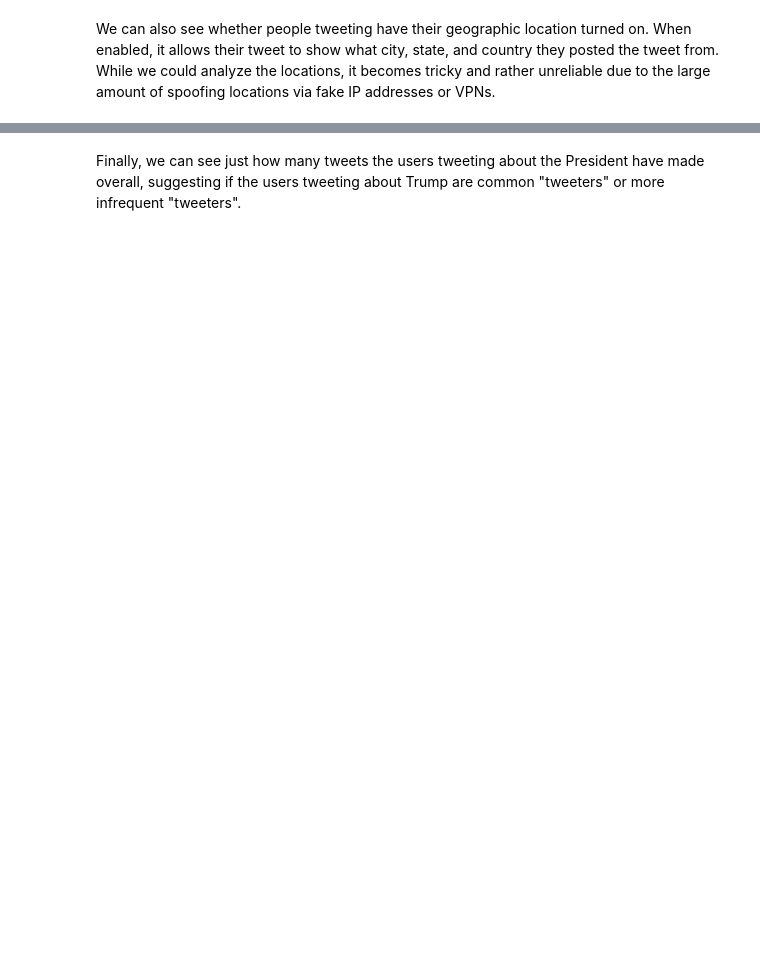
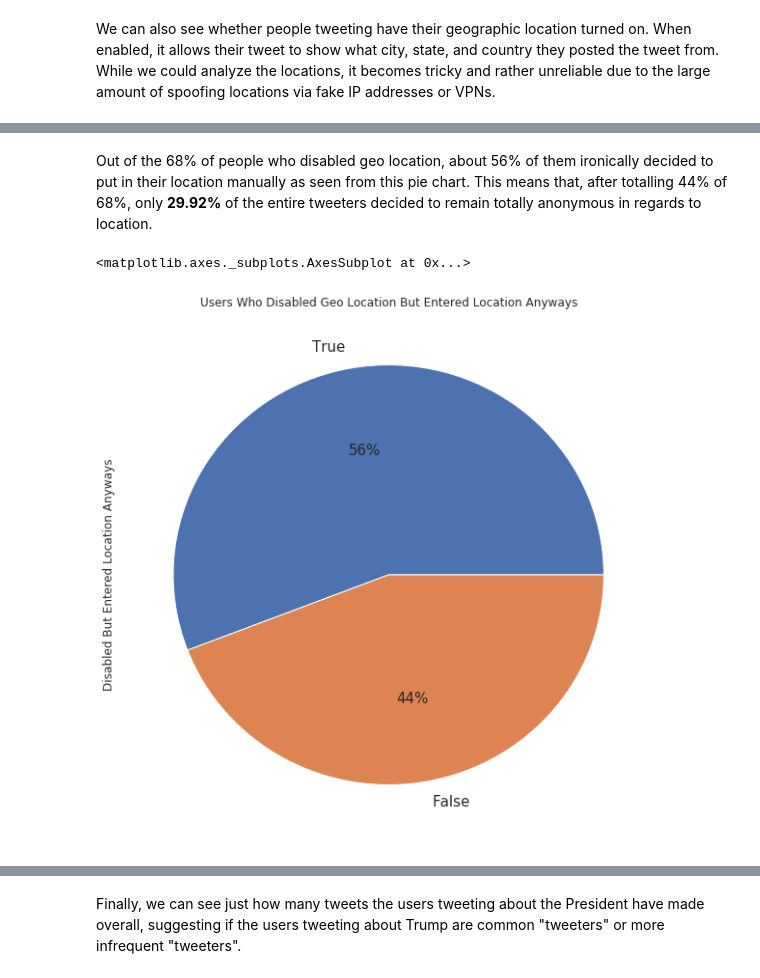
Before and after one commit to CS-UCR/final-project-hulk, a Jupyter notebook: DataCleaning.ipynb, the cells around one changed output, grey strips where cells are left out. Cells and saved outputs as stored; diff of their text form; code cells hidden in the pictures; blank space fills up the shorter version.

```diff
--- a/DataCleaning.ipynb
+++ b/DataCleaning.ipynb
@@ -182,0 +253,10 @@ jsonData['user.geo'].value_counts().plot.pie(fontsize = 15, title= "Users Enabli
+# %% [markdown]
+Out of the 68% of people who disabled geo location, about 56% of them ironically decided to put in their location manually as seen from this pie chart. This means that, after totalling 44% of 68%, only **29.92%** of the entire tweeters decided to remain totally anonymous in regards to location.
+# %%
+tempGeoLoc = jsonData[(jsonData['user.geo_enabled'] == False)] #Get all rows that disabled geo location
+tempGeoLoc['user.location'] = tempGeoLoc['user.location'].astype(unicode) #Some locations contained emojis or non-convertable ascii to str type so unicode is used instead
+tempGeoLoc['Disabled But Entered Location Anyways'] = (tempGeoLoc['user.location'] != "None") #Find all locations that are not "None" and write true
+tempGeoLoc['Disabled But Entered Location Anyways'].value_counts().plot.pie(fontsize = 15, title= "Users Who Disabled Geo Location But Entered Location Anyways", figsize = (10,10), autopct = '%1.0f%%')
+# %% [output]
+<matplotlib.axes._subplots.AxesSubplot at 0x...>
+[figure, added]
```
Also changed, not shown: parts of 34 cells of this notebook.
